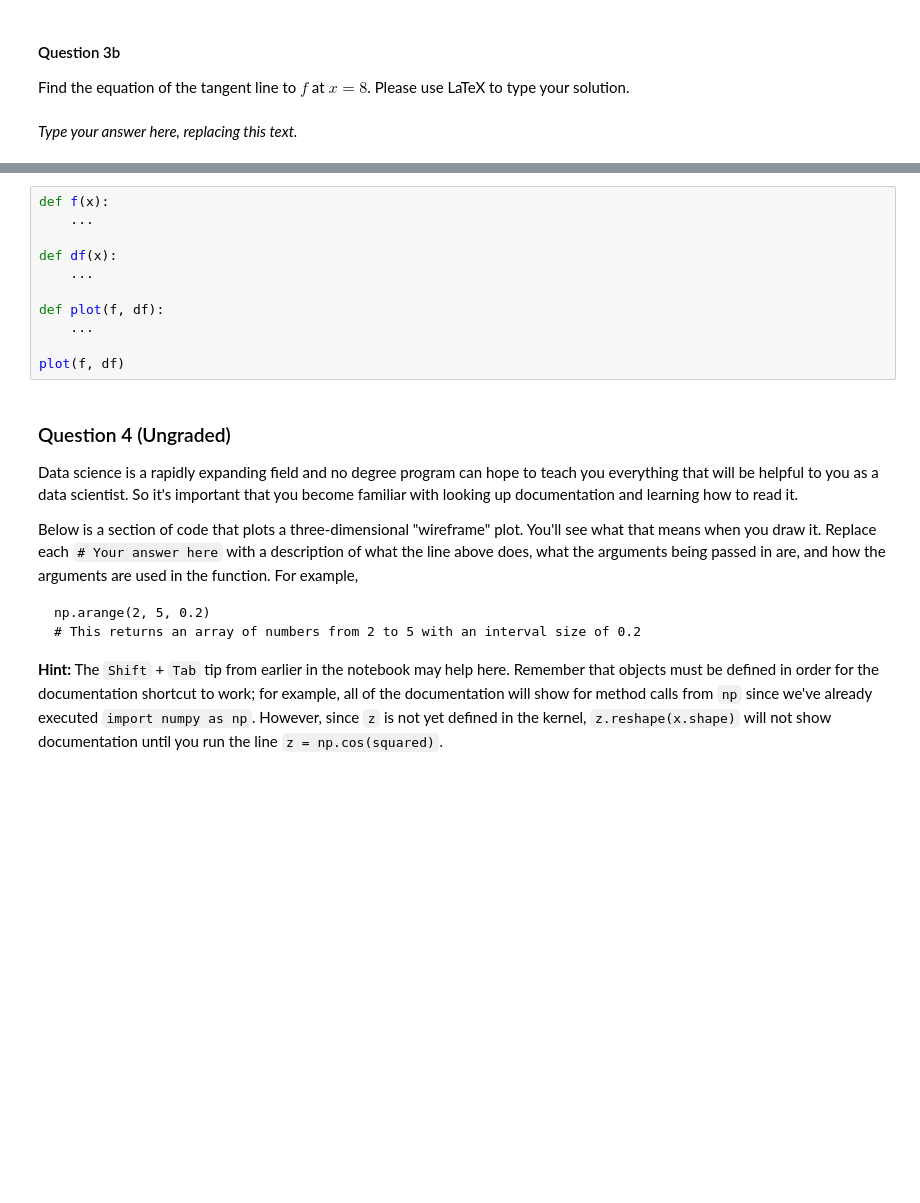
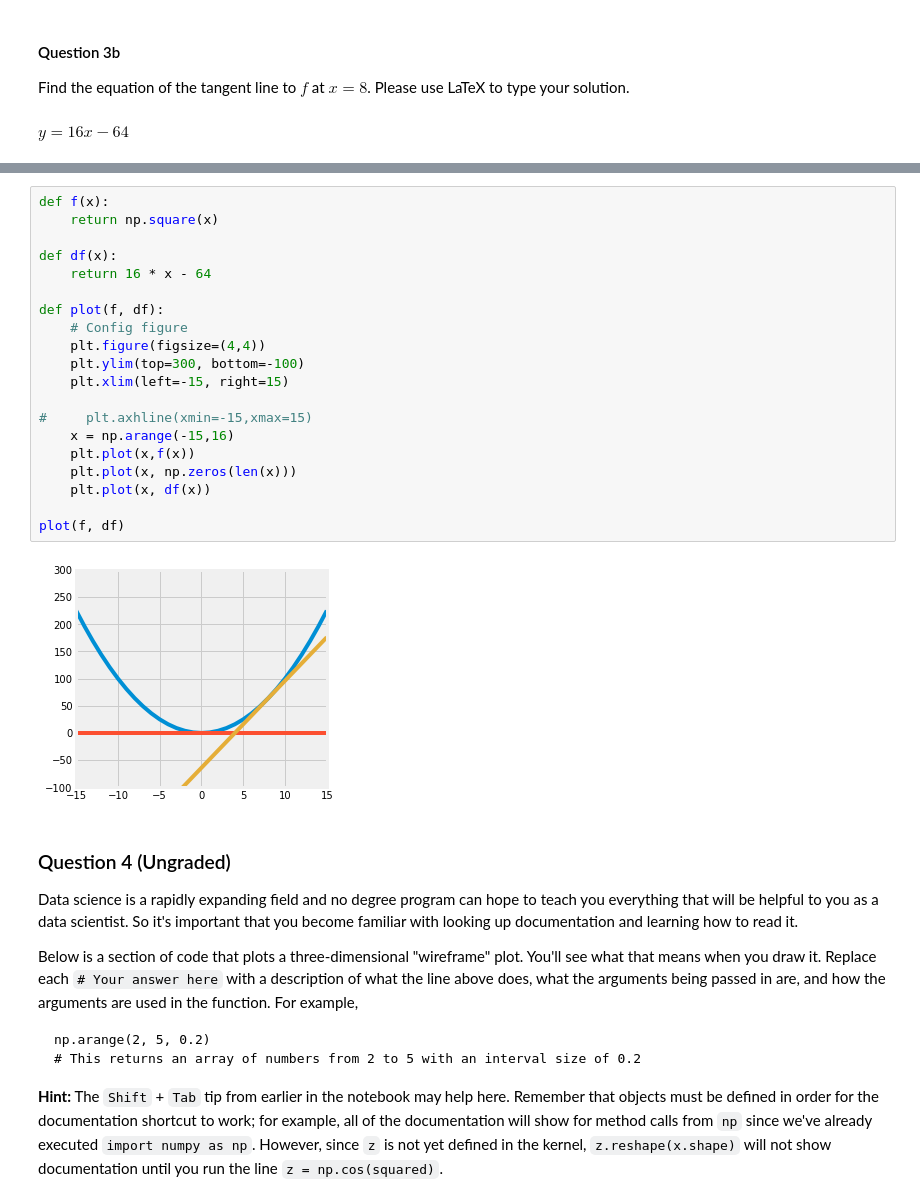
Before and after one commit to DS-100/sp22, a Jupyter notebook: lab/lab01/lab01.ipynb, the cells around one changed output, grey strips where cells are left out. Cells and saved outputs as stored; diff of their text form; blank space fills up the shorter version.

```diff
--- a/lab/lab01/lab01.ipynb
+++ b/lab/lab01/lab01.ipynb
@@ -316,8 +366,8 @@ Find the equation of the tangent line to $f$ at $x = 8$. Please use LaTeX to typ
 BEGIN QUESTION
 name: q3b
 -->
-# %% [markdown]
-_Type your answer here, replacing this text._
+# %% [markdown]
+$y = 16x -64$
 # %% [markdown]
 #### Question 3c ####
 
@@ -340,17 +390,28 @@ You should use the `plt.plot` function to plot lines. You may find the following
 BEGIN QUESTION
 name: q3c
 -->
-# %%
-def f(x):
-    ...
-
-def df(x):
-    ...
-
-def plot(f, df):
-    ...
-
-plot(f, df)
+# %%
+def f(x):
+    return np.square(x)
+
+def df(x):
+    return 16 * x - 64
+
+def plot(f, df):
+    # Config figure
+    plt.figure(figsize=(4,4))
+    plt.ylim(top=300, bottom=-100)
+    plt.xlim(left=-15, right=15)
+
+#     plt.axhline(xmin=-15,xmax=15)
+    x = np.arange(-15,16)
+    plt.plot(x,f(x))
+    plt.plot(x, np.zeros(len(x)))
+    plt.plot(x, df(x))
+
+plot(f, df)
+# %% [output]
+[figure, added]
 # %% [markdown]
 ### Question 4 (Ungraded) ##
 
```
Also changed, not shown: parts of 30 cells of this notebook, 13 other files.
